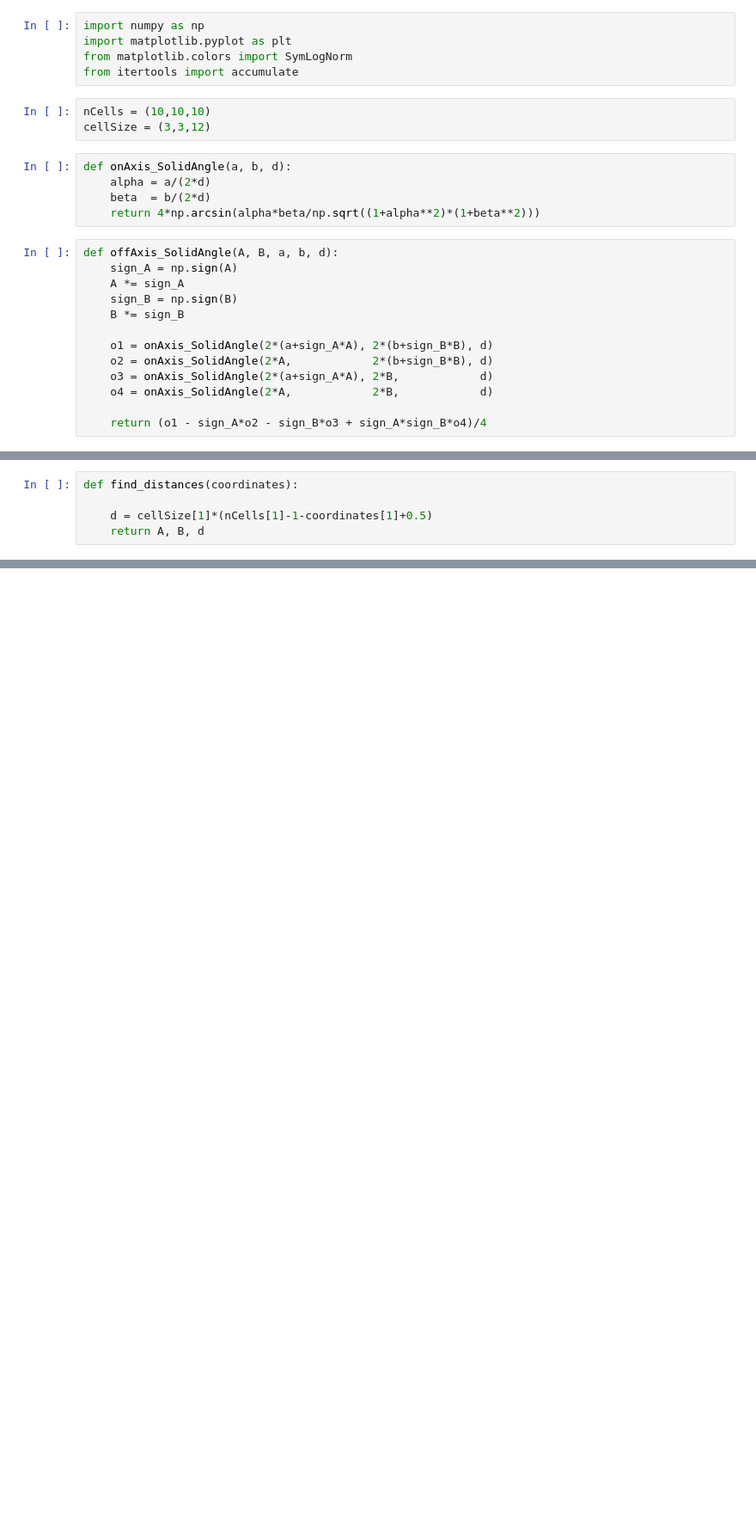
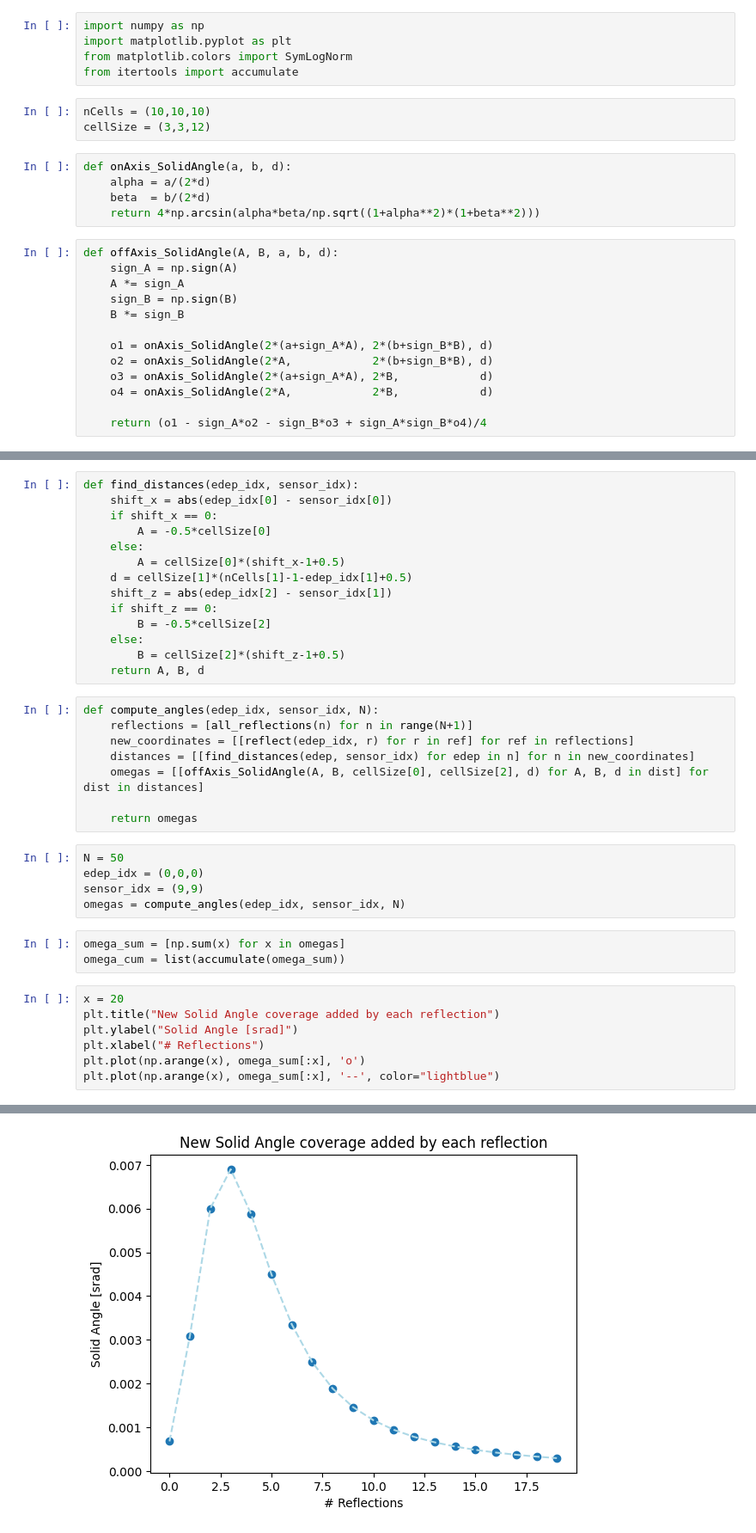
Before and after one commit to enlupi/SNN-Cal, a Jupyter notebook: GenerateDataset/Reflections.ipynb, the cells around one changed output, grey strips where cells are left out. Shown: that part at 86% size. Cells and saved outputs as stored; diff of their text form; blank space fills up the shorter version.

```diff
--- a/GenerateDataset/Reflections.ipynb
+++ b/GenerateDataset/Reflections.ipynb
@@ -101,5 +117,38 @@ def new_coordinates(old_coordinates, reflection):
-# %%
-def find_distances(coordinates):
-
-    d = cellSize[1]*(nCells[1]-1-coordinates[1]+0.5)
-    return A, B, d
+# %%
+def find_distances(edep_idx, sensor_idx):
+    shift_x = abs(edep_idx[0] - sensor_idx[0])
+    if shift_x == 0:
+        A = -0.5*cellSize[0]
+    else:
+        A = cellSize[0]*(shift_x-1+0.5)
+    d = cellSize[1]*(nCells[1]-1-edep_idx[1]+0.5)
+    shift_z = abs(edep_idx[2] - sensor_idx[1])
+    if shift_z == 0:
+        B = -0.5*cellSize[2]
+    else:
+        B = cellSize[2]*(shift_z-1+0.5)
+    return A, B, d
+# %%
+def compute_angles(edep_idx, sensor_idx, N):
+    reflections = [all_reflections(n) for n in range(N+1)]
+    new_coordinates = [[reflect(edep_idx, r) for r in ref] for ref in reflections]
+    distances = [[find_distances(edep, sensor_idx) for edep in n] for n in new_coordinates]
+    omegas = [[offAxis_SolidAngle(A, B, cellSize[0], cellSize[2], d) for A, B, d in dist] for dist in distances]
+
+    return omegas
+# %%
+N = 50
+edep_idx = (0,0,0)
+sensor_idx = (9,9)
+omegas = compute_angles(edep_idx, sensor_idx, N)
+# %%
+omega_sum = [np.sum(x) for x in omegas]
+omega_cum = list(accumulate(omega_sum))
+# %%
+x = 20
+plt.title("New Solid Angle coverage added by each reflection")
+plt.ylabel("Solid Angle [srad]")
+plt.xlabel("# Reflections")
+plt.plot(np.arange(x), omega_sum[:x], 'o')
+plt.plot(np.arange(x), omega_sum[:x], '--', color="lightblue")
+# %% [output]
@@ -105,0 +156 @@ def find_distances(coordinates):
+[figure, added]
```
Also changed, not shown: parts of 8 cells of this notebook.
